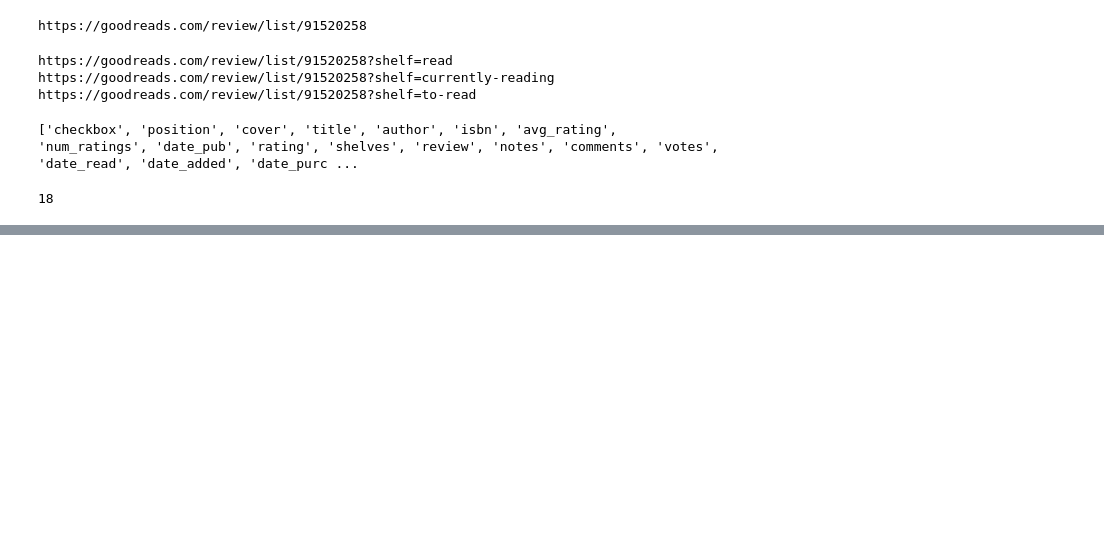
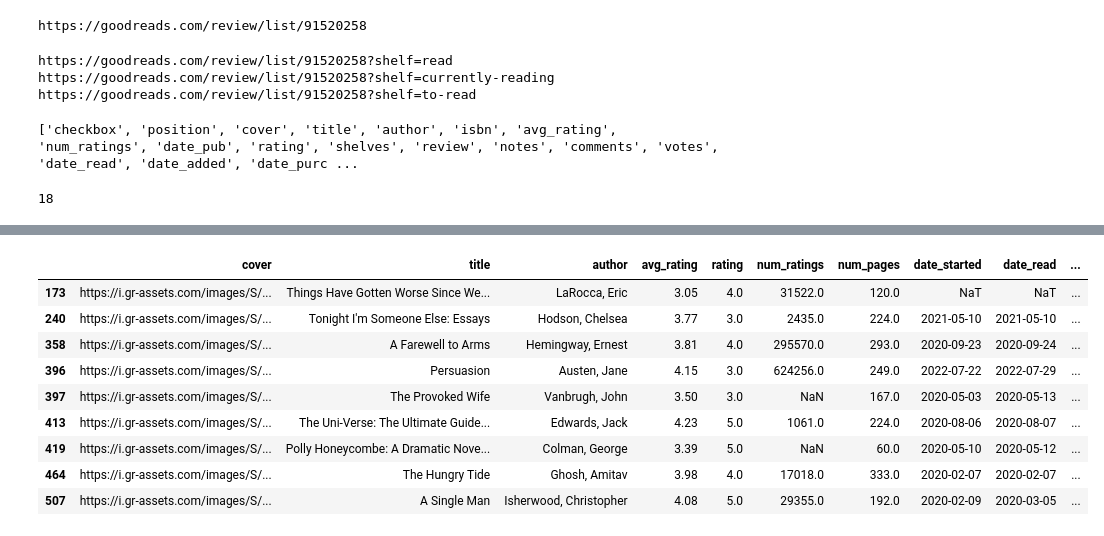
Before and after one commit to alex-x-o/Youreads, a Jupyter notebook: goodreads-scraping.ipynb, the cells around one changed output, grey strips where cells are left out. Drawn from its saved outputs; the diff is of its cells as text; code cells hidden in the pictures; blank space fills up the shorter version.

```diff
--- a/goodreads-scraping.ipynb
+++ b/goodreads-scraping.ipynb
@@ -77,0 +159,14 @@ display(pd.DataFrame(all_books))
+# %%
+reread_books = all_books_df[all_books_df['read_count'] > 1]
+display(reread_books)
+# %% [output]
+|  | cover | title | author | avg_rating | rating | num_ratings | num_pages | date_started | date_read | ... |
+| 173 | https://i.gr-assets.com/images/S/... | Things Have Gotten Worse Since We... | LaRocca, Eric | 3.05 | 4.0 | 31522.0 | 120.0 | NaT | NaT | ... |
+| 240 | https://i.gr-assets.com/images/S/... | Tonight I'm Someone Else: Essays | Hodson, Chelsea | 3.77 | 3.0 | 2435.0 | 224.0 | 2021-05-10 | 2021-05-10 | ... |
+| 358 | https://i.gr-assets.com/images/S/... | A Farewell to Arms | Hemingway, Ernest | 3.81 | 4.0 | 295570.0 | 293.0 | 2020-09-23 | 2020-09-24 | ... |
+| 396 | https://i.gr-assets.com/images/S/... | Persuasion | Austen, Jane | 4.15 | 3.0 | 624256.0 | 249.0 | 2022-07-22 | 2022-07-29 | ... |
+| 397 | https://i.gr-assets.com/images/S/... | The Provoked Wife | Vanbrugh, John | 3.50 | 3.0 | NaN | 167.0 | 2020-05-03 | 2020-05-13 | ... |
+| 413 | https://i.gr-assets.com/images/S/... | The Uni-Verse: The Ultimate Guide... | Edwards, Jack | 4.23 | 5.0 | 1061.0 | 224.0 | 2020-08-06 | 2020-08-07 | ... |
+| 419 | https://i.gr-assets.com/images/S/... | Polly Honeycombe: A Dramatic Nove... | Colman, George | 3.39 | 5.0 | NaN | 60.0 | 2020-05-10 | 2020-05-12 | ... |
+| 464 | https://i.gr-assets.com/images/S/... | The Hungry Tide | Ghosh, Amitav | 3.98 | 4.0 | 17018.0 | 333.0 | 2020-02-07 | 2020-02-07 | ... |
+| 507 | https://i.gr-assets.com/images/S/... | A Single Man | Isherwood, Christopher | 4.08 | 5.0 | 29355.0 | 192.0 | 2020-02-09 | 2020-03-05 | ... |
```
Also changed, not shown: parts of 8 cells of this notebook, 1 other file.
